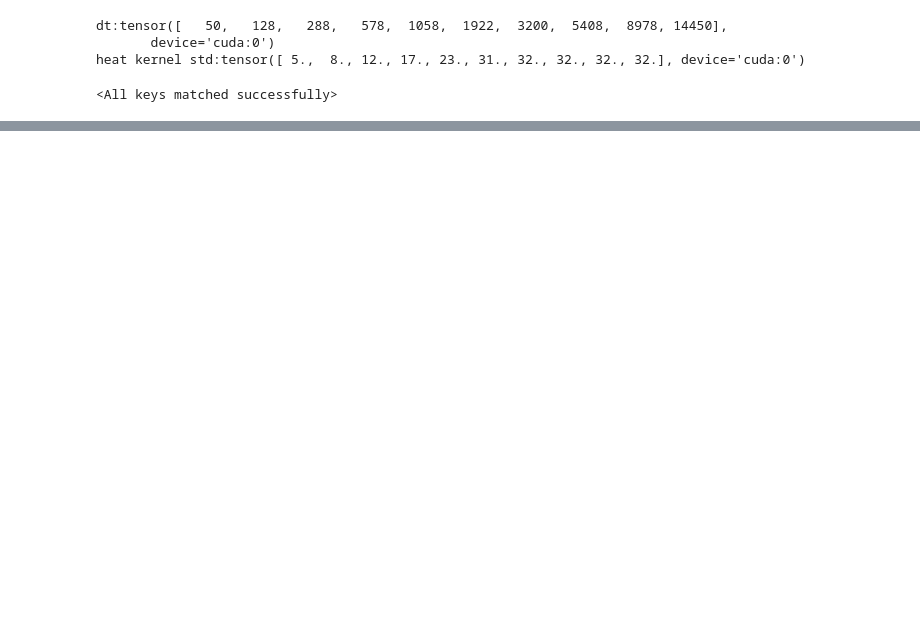
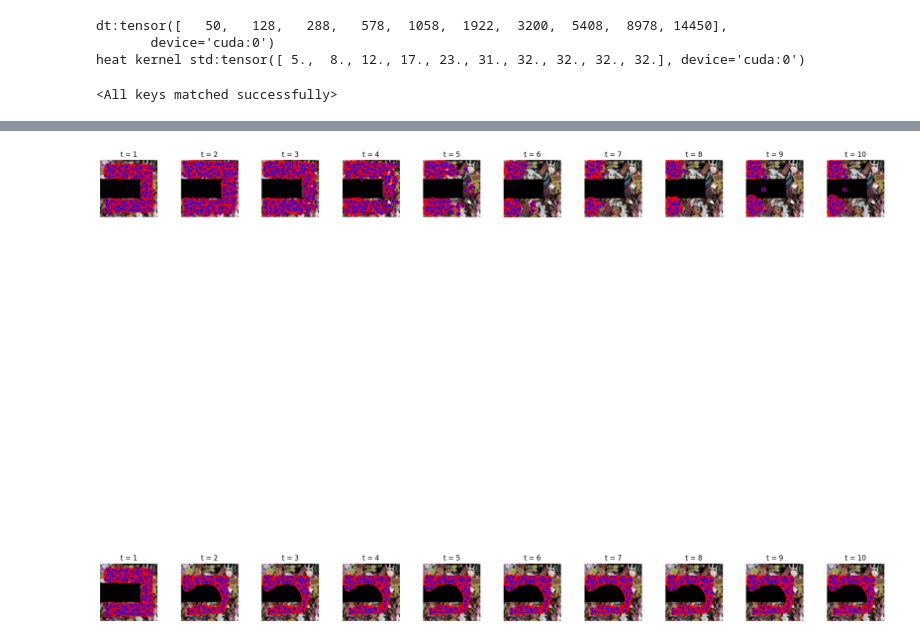
Before and after one commit to pranaboy72/denoisingheat, a Jupyter notebook: inference.ipynb, the cells around one changed output, grey strips where cells are left out. Cells and saved outputs as stored; diff of their text form; code cells hidden in the pictures; blank space fills up the shorter version.

Commit message:
benchmark

```diff
--- a/inference.ipynb
+++ b/inference.ipynb
@@ -95,7 +96,8 @@ dt:tensor([   50,   128,   288,   578,  1058,  1922,  3200,  5408,  8978, 14450]
        device='cuda:0')
 heat kernel std:tensor([ 5.,  8., 12., 17., 23., 31., 32., 32., 32., 32.], device='cuda:0')
 # %%
-model.load_state_dict(torch.load(f'./runs/Sep12_13-37-21_mlcs-graphics/model_params.pt'))
+# model.load_state_dict(torch.load(f'./runs/heat/Sep11_20-23-45_mlcs-graphics/model_params.pt'))
+model.load_state_dict(torch.load(f'./runs/heat/Sep12_13-37-21_mlcs-graphics/model_params.pt'))
 # %% [output]
 <All keys matched successfully>
 # %%
@@ -340,0 +216,8 @@ with torch.no_grad():
+# %%
+baseline = Unet2D(
+    dim=img_size,
+    out_dim = 2,
+    dim_mults = (1, 2, 4, 8),
+).to(device)
+
+baseline.load_state_dict(torch.load(f'./runs/baselines/Sep16_14-59-56/model_params.pt'))
@@ -340,0 +226,84 @@ with torch.no_grad():
+# %%
+# Benchmark
+
+lan_t = 200  # 4
+epsilon = .01
+
+goals = torch.tensor([[[0.7, -0.7], [-0.7, -0.7]]], device=device, dtype=torch.float32)
+obs_T = overlay_goal(background, img_size, wastes, goals)
+
+c = 10
+fig, axs = plt.subplots(2, c, figsize=(20,20))
+fig.tight_layout()
+
+T = diffusion.noise_steps
+step_size = int(T / c)
+dot_size = 2
+
+model.eval()
+baseline.eval()
+ims = []
+
+with torch.no_grad():
+    # x_T = torch.tensor([[[-0.8, 0.8]]], device=device, dtype=torch.float32)
+    x_T = gen_agents(goal_bounds, (1000,1), img_size, obstacles=obstacle_masks, seed=seed)
+    x = x_T
+    base_x = x_T
+
+    for i in tqdm(reversed(range(1, T+1)), position=0):
+        if (T-i) % step_size == 0:
+            k = (T-i) // step_size
+            backg = background.copy()
+
+            img_sample = overlay_goal_agent(backg, wastes, goals.cpu(), x.cpu(), dot_size)
+            base_sample = overlay_goal_agent(backg, wastes, goals.cpu(), base_x.cpu(), dot_size)
+            for s in range(len(img_sample)):
+                if len(wastes) == 1:
+                    axs[0,k].imshow(img_sample[s])
+                    axs[0,k].set_title(f't = {T-i+1}')
+                    axs[0,k].axis('off')
+                    axs[1,k].imshow(base_sample[s])
+                    axs[1,k].set_title(f't = {T-i+1}')
+                    axs[1,k].axis('off')
+
+        t = (torch.ones(1) * i).long().to(device)
+        base_t = torch.ones(1).long().to(device)
+
+        alpha = epsilon / diffusion.std[i-1] * (img_size/2)
+
+        for _ in range(lan_t):
+            x_prev = x.clone()
+            score, _ = model(obs_T, t, x)
+
+            x = x_prev + (alpha * score)/2 + (torch.randn_like(x) * torch.sqrt(alpha) * 0.25)
+
+            if not (x.abs() <=0.99).all():
+                x = x_prev
+            bkg = background.copy()
+            im = overlay_goal_agent(bkg, wastes, goals.cpu(), x.cpu(), dot_size)
+            ims.append(im)
+            ims_heat.append(overlay_goal_agent(heat_bg, wastes, goals.cpu(), x.cpu(), dot_size))
+
+
+        for _ in range(40):
+            base_x_prev = base_x.clone()
+            delta,_  = baseline(obs_T, base_t, base_x)
+
+            base_x = base_x_prev + delta
+            if not (base_x.abs() <=0.99).all():
+                    base_x = base_x_prev
+
+
+    backg = background.copy()
+    img_sample = overlay_goal_agent(backg, wastes, goals.cpu(),x.cpu(), dot_size)
+    base_sample = overlay_goal_agent(backg, wastes, goals.cpu(), base_x.cpu(), dot_size)
+    for s in range(len(img_sample)):
+        if len(wastes) == 1:
+            axs[0,-1].imshow(img_sample[s])
+            axs[0,-1].set_title(f't = {T}')
+            axs[0,-1].axis('off')
+            axs[1,-1].imshow(base_sample[s])
+            axs[1,-1].set_title(f't = {T}')
+            axs[1,-1].axis('off')
+# %% [output]
+[figure, added]
```
Also changed, not shown: parts of 8 cells of this notebook, 6 other files.
